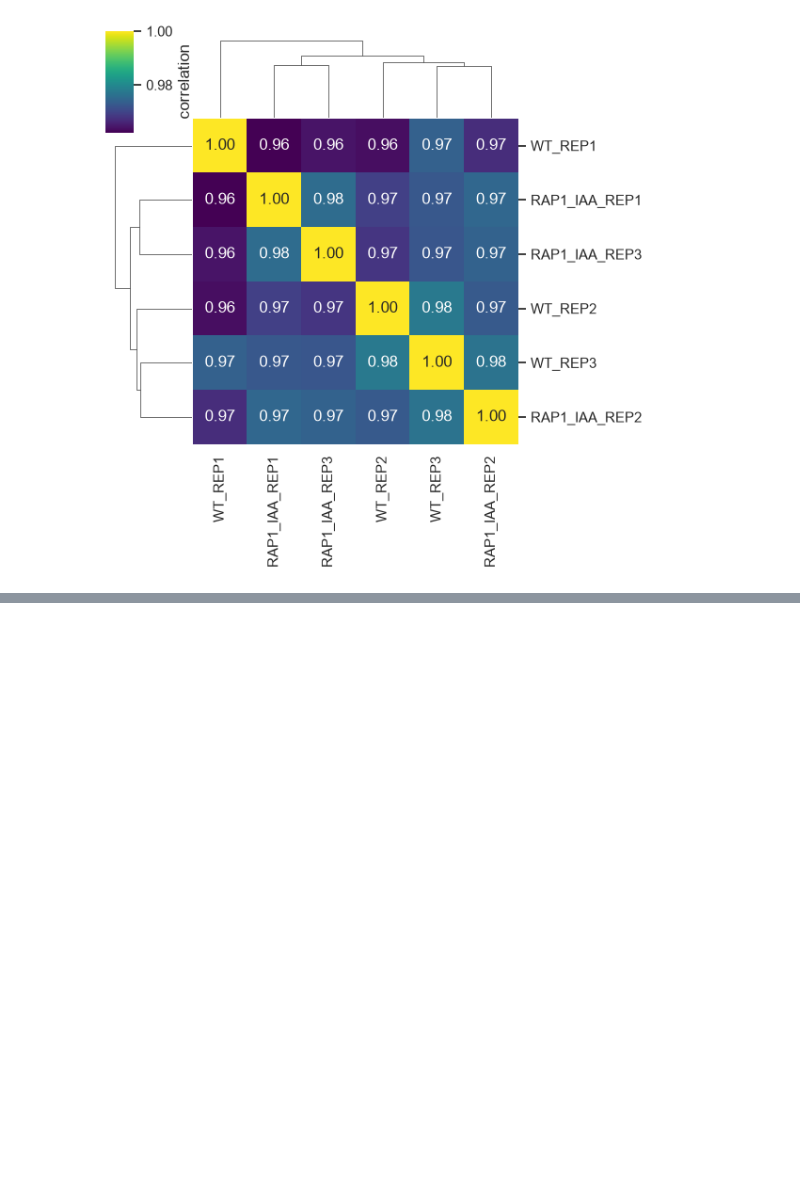
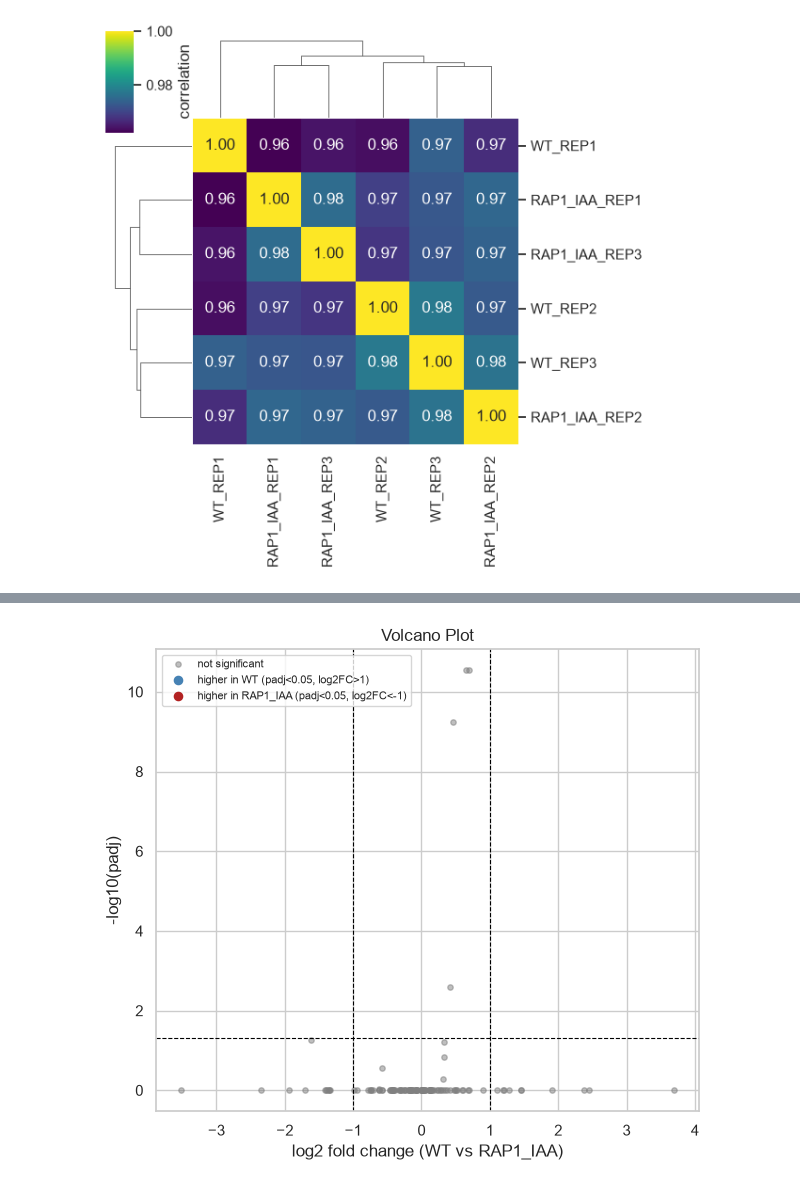
Before and after one commit to Bello-Bello/omics-workstation, a Jupyter notebook: stats/rnaseq-stats-notebook/hypothesis_testing.ipynb, the cells around one changed output, grey strips where cells are left out. Cells and saved outputs as stored; diff of their text form; code cells hidden in the pictures; blank space fills up the shorter version.

```diff
--- a/stats/rnaseq-stats-notebook/hypothesis_testing.ipynb
+++ b/stats/rnaseq-stats-notebook/hypothesis_testing.ipynb
@@ -399,0 +441,39 @@ That closes out the statistical modeling module: hypothesis testing fundamentals
+# %%
+plot_df = results.copy()
+plot_df["neg_log10_padj"] = -np.log10(plot_df["padj"])
+
+# Two significance thresholds combined: padj < 0.05 (confidence) AND
+# |log2FC| > 1 (a real, meaningful effect size — a 2x change or more),
+# split by direction so up/down can be colored separately.
+higher_in_wt = (plot_df["padj"] < 0.05) & (plot_df["log2FoldChange"] > 1)
+higher_in_rap1 = (plot_df["padj"] < 0.05) & (plot_df["log2FoldChange"] < -1)
+not_sig = ~(higher_in_wt | higher_in_rap1)
+
+fig, ax = plt.subplots(figsize=(7, 6))
+
+ax.scatter(
+    plot_df.loc[not_sig, "log2FoldChange"], plot_df.loc[not_sig, "neg_log10_padj"],
+    s=15, alpha=0.5, color="grey", label="not significant",
+)
+ax.scatter(
+    plot_df.loc[higher_in_wt, "log2FoldChange"], plot_df.loc[higher_in_wt, "neg_log10_padj"],
+    s=35, color="steelblue", label="higher in WT (padj<0.05, log2FC>1)",
+)
+ax.scatter(
+    plot_df.loc[higher_in_rap1, "log2FoldChange"], plot_df.loc[higher_in_rap1, "neg_log10_padj"],
+    s=35, color="firebrick", label="higher in RAP1_IAA (padj<0.05, log2FC<-1)",
+)
+
+# Reference lines marking the significance/effect-size cutoffs used above,
+# so the plot visually explains its own coloring.
+ax.axhline(-np.log10(0.05), color="black", linestyle="--", linewidth=0.8)
+ax.axvline(1, color="black", linestyle="--", linewidth=0.8)
+ax.axvline(-1, color="black", linestyle="--", linewidth=0.8)
+
+ax.set_xlabel("log2 fold change (WT vs RAP1_IAA)")
+ax.set_ylabel("-log10(padj)")
+ax.set_title("Volcano Plot")
+ax.legend(fontsize=8, loc="upper left")
+plt.show()
+# %% [output]
+[figure, added]
```
Also changed, not shown: parts of 7 cells of this notebook, 1 other file.
